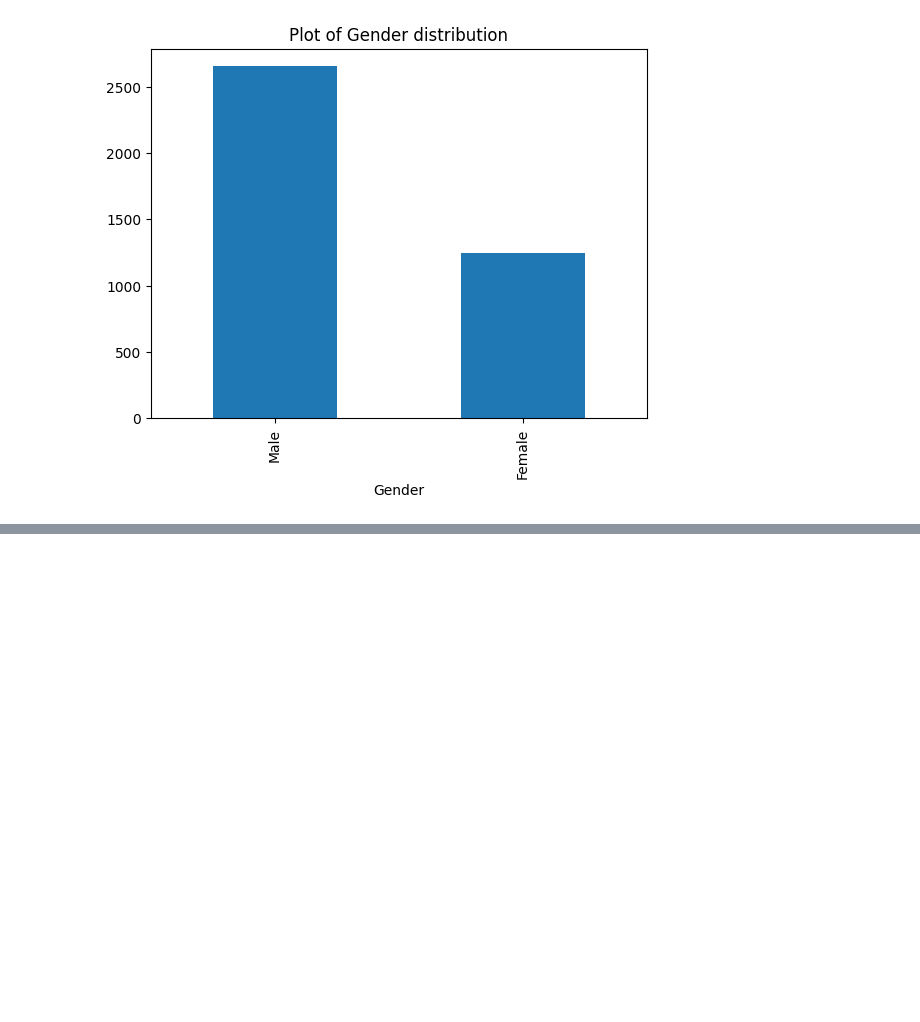
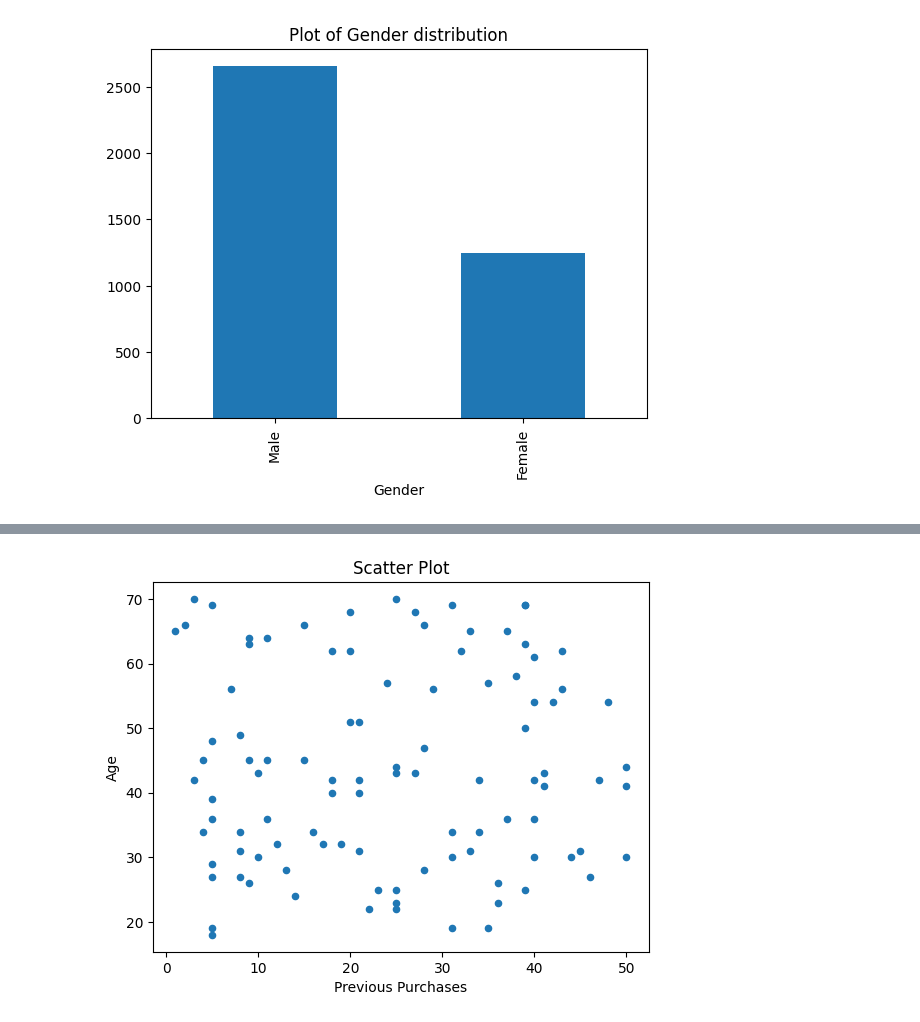
Before and after one commit to LeahDeshar/BCA-Python-Training, a Jupyter notebook: shoppingTrends.ipynb, the cells around one changed output, grey strips where cells are left out. Drawn from its saved outputs; the diff is of its cells as text; code cells hidden in the pictures; blank space fills up the shorter version.

```diff
--- a/shoppingTrends.ipynb
+++ b/shoppingTrends.ipynb
@@ -118,0 +238,6 @@ Name: Purchase Amount (USD), dtype: float64
+# %%
+data.head(100).plot(x = "Previous Purchases",y='Age',kind="scatter")
+plt.title("Scatter Plot")
+plt.show()
+# %% [output]
+[figure, added]
```
Also changed, not shown: parts of 18 cells of this notebook.
